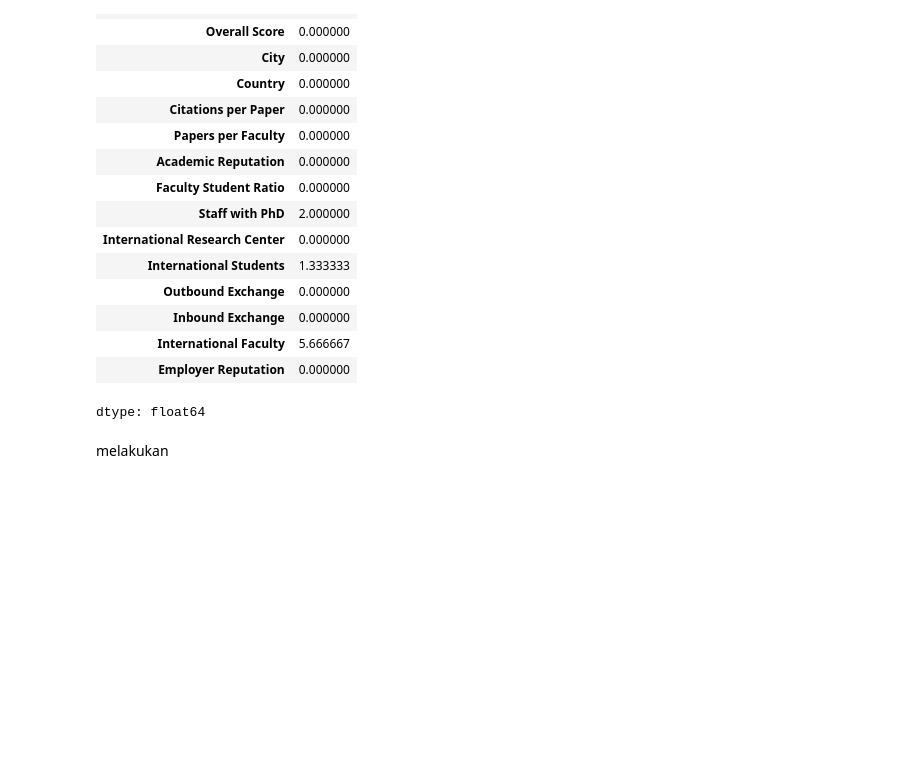
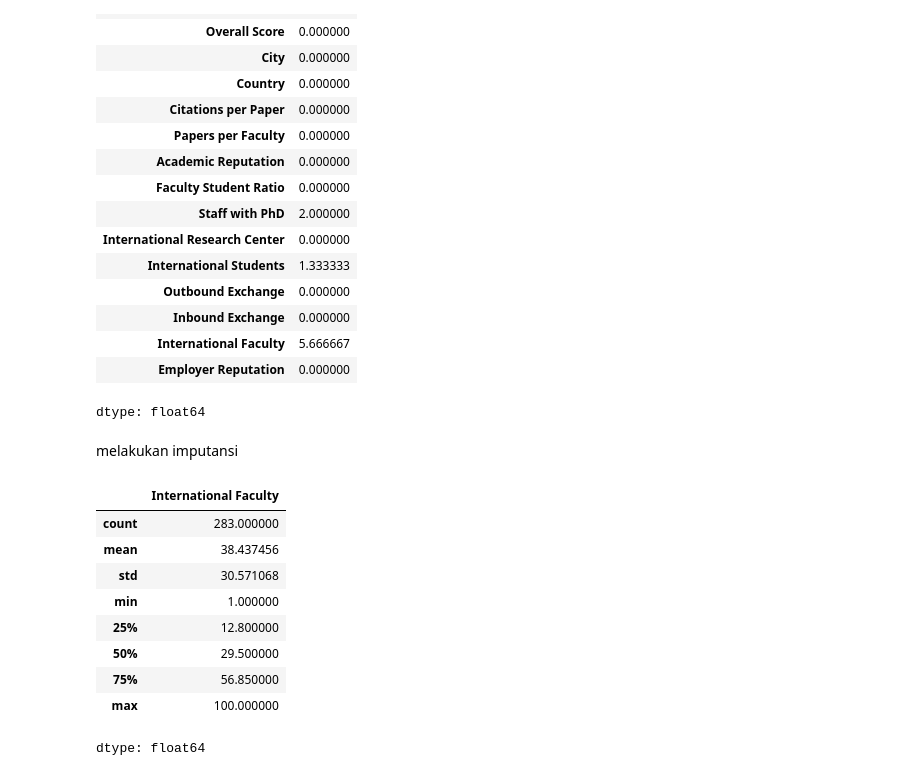
Before and after one commit to vi0rend/AVD-Alvionej-Resna, a Jupyter notebook: Praktikum_AVD_2.ipynb, the cells around one changed output. Drawn from its saved outputs; the diff is of its cells as text; code cells hidden in the pictures; blank space fills up the shorter version.

```diff
--- a/Praktikum_AVD_2.ipynb
+++ b/Praktikum_AVD_2.ipynb
@@ -144,4 +139,17 @@ Missing Values
 | Employer Reputation | 0.000000 |
 dtype: float64
 # %% [markdown]
-melakukan
+melakukan imputansi
+# %%
+df['International Faculty'].dropna().describe()
+# %% [output]
+|  | International Faculty |
+| count | 283.000000 |
+| mean | 38.437456 |
+| std | 30.571068 |
+| min | 1.000000 |
+| 25% | 12.800000 |
+| 50% | 29.500000 |
+| 75% | 56.850000 |
+| max | 100.000000 |
+dtype: float64
```
Also changed, not shown: parts of 22 cells of this notebook.
